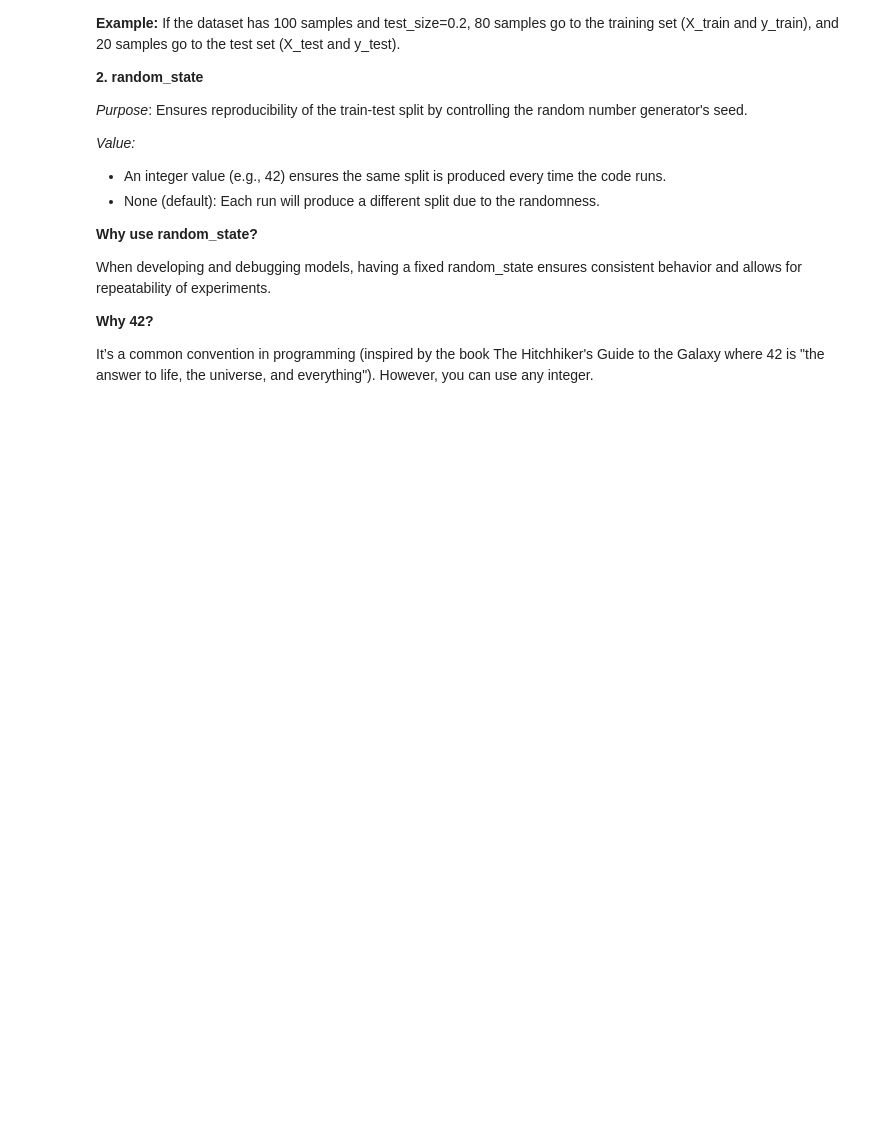
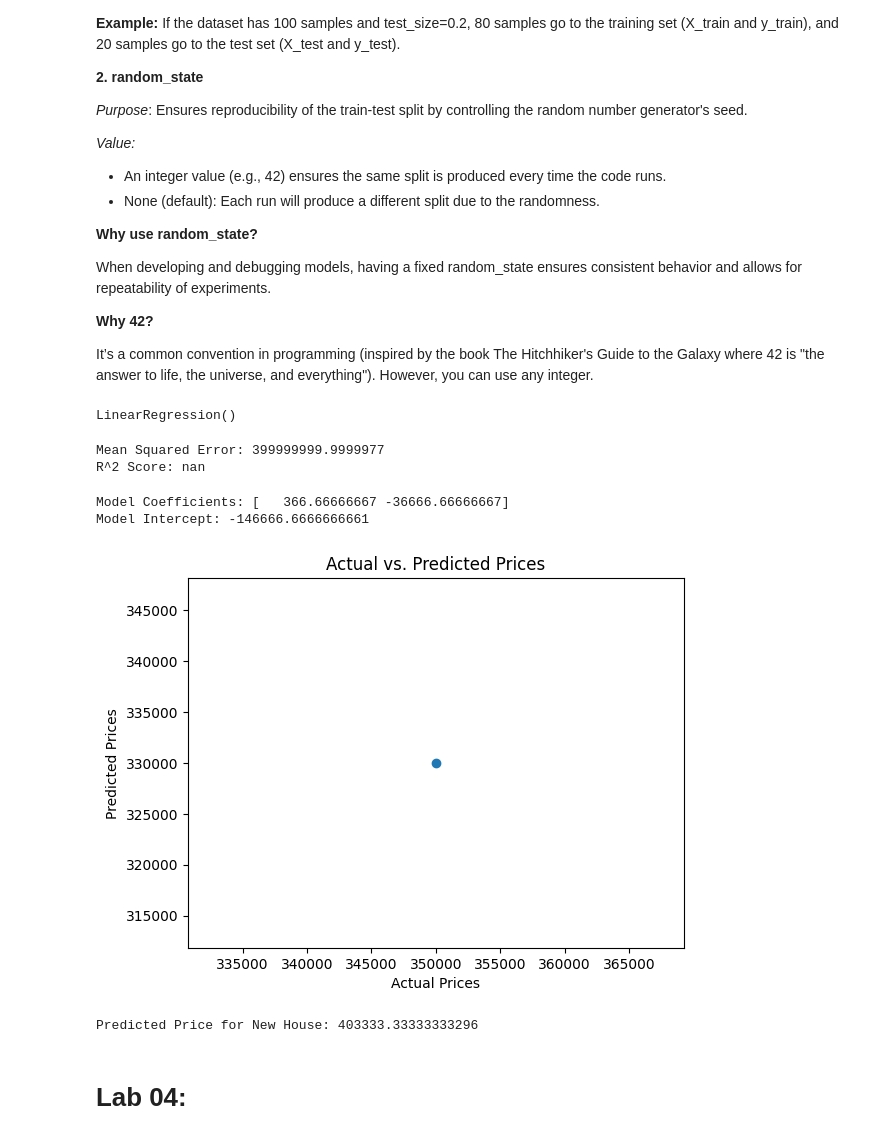
Before and after one commit to shivannadm/Data_Science_path, a Jupyter notebook: Lab_Exercise_05_Data_Science.ipynb, the cells around one changed output. Cells and saved outputs as stored; diff of their text form; code cells hidden in the pictures; blank space fills up the shorter version.

```diff
--- a/Lab_Exercise_05_Data_Science.ipynb
+++ b/Lab_Exercise_05_Data_Science.ipynb
@@ -126,3 +126,49 @@ When developing and debugging models, having a fixed random_state ensures consis
 **Why 42?**
 
 It’s a common convention in programming (inspired by the book The Hitchhiker's Guide to the Galaxy where 42 is "the answer to life, the universe, and everything"). However, you can use any integer.
+# %%
+# Initialize and train the linear regression model
+model = LinearRegression()
+model.fit(X_train, y_train)
+# %% [output]
+LinearRegression()
+# %%
+# Predict on test data
+y_pred = model.predict(X_test)
+
+# Calculate metrics
+mse = mean_squared_error(y_test, y_pred)
+r2 = r2_score(y_test, y_pred)
+
+print("Mean Squared Error:", mse)
+print("R^2 Score:", r2)
+# %% [output]
+Mean Squared Error: 399999999.9999977
+R^2 Score: nan
+# %%
+print("Model Coefficients:", model.coef_)
+print("Model Intercept:", model.intercept_)
+# %% [output]
+Model Coefficients: [   366.66666667 -36666.66666667]
+Model Intercept: -146666.6666666661
+# %%
+import matplotlib.pyplot as plt
+
+plt.scatter(y_test, y_pred)
+plt.xlabel("Actual Prices")
+plt.ylabel("Predicted Prices")
+plt.title("Actual vs. Predicted Prices")
+plt.show()
+# %% [output]
+[figure, added]
+# %%
+# New house data: [Area, Bedrooms]
+new_house = [[1800, 3]]  # Example input
+
+# Predict the price
+predicted_price = model.predict(new_house)
+print("Predicted Price for New House:", predicted_price[0])
+# %% [output]
+Predicted Price for New House: 403333.33333333296
+# %% [markdown]
+# **Lab 04:**
```
Also changed, not shown: parts of 3 cells of this notebook.
